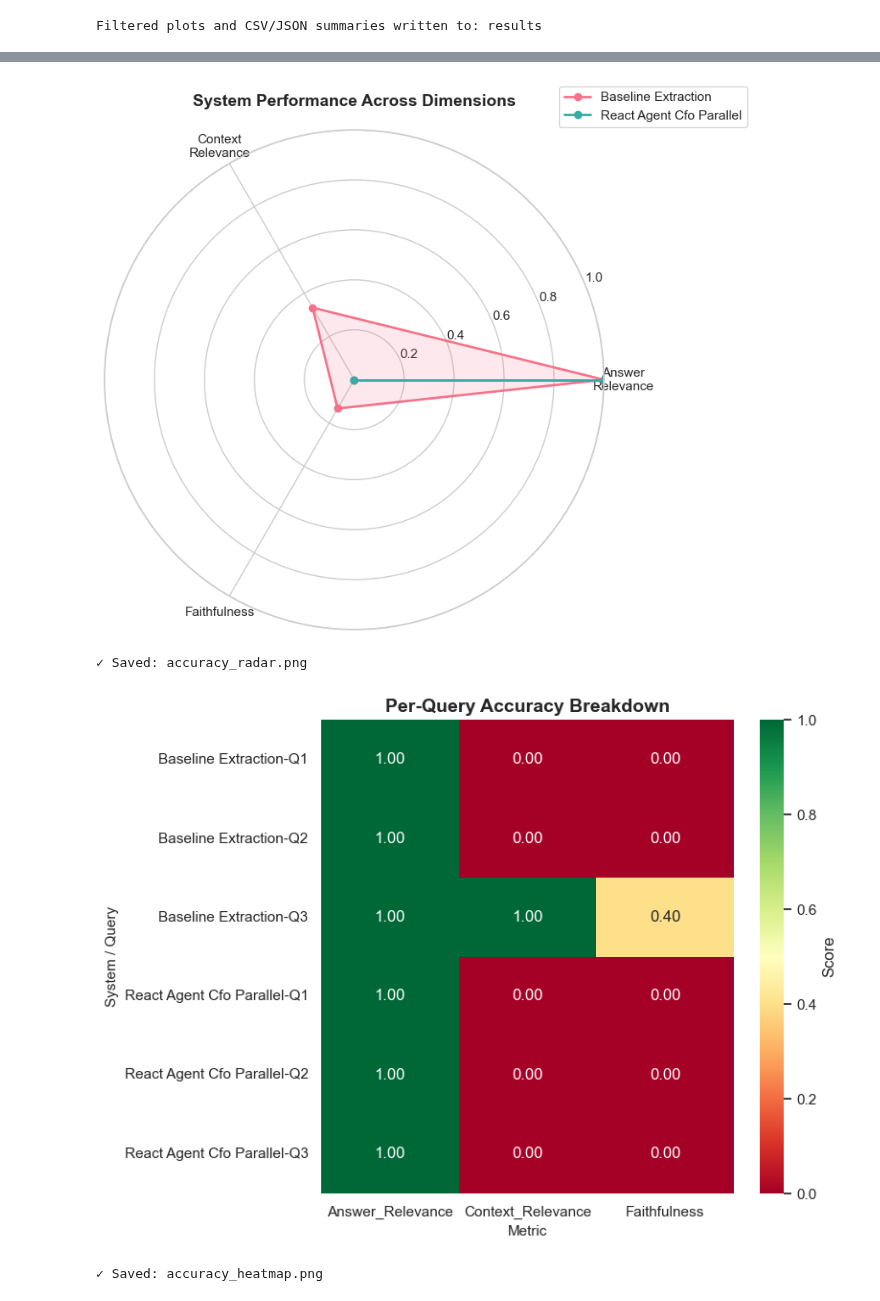
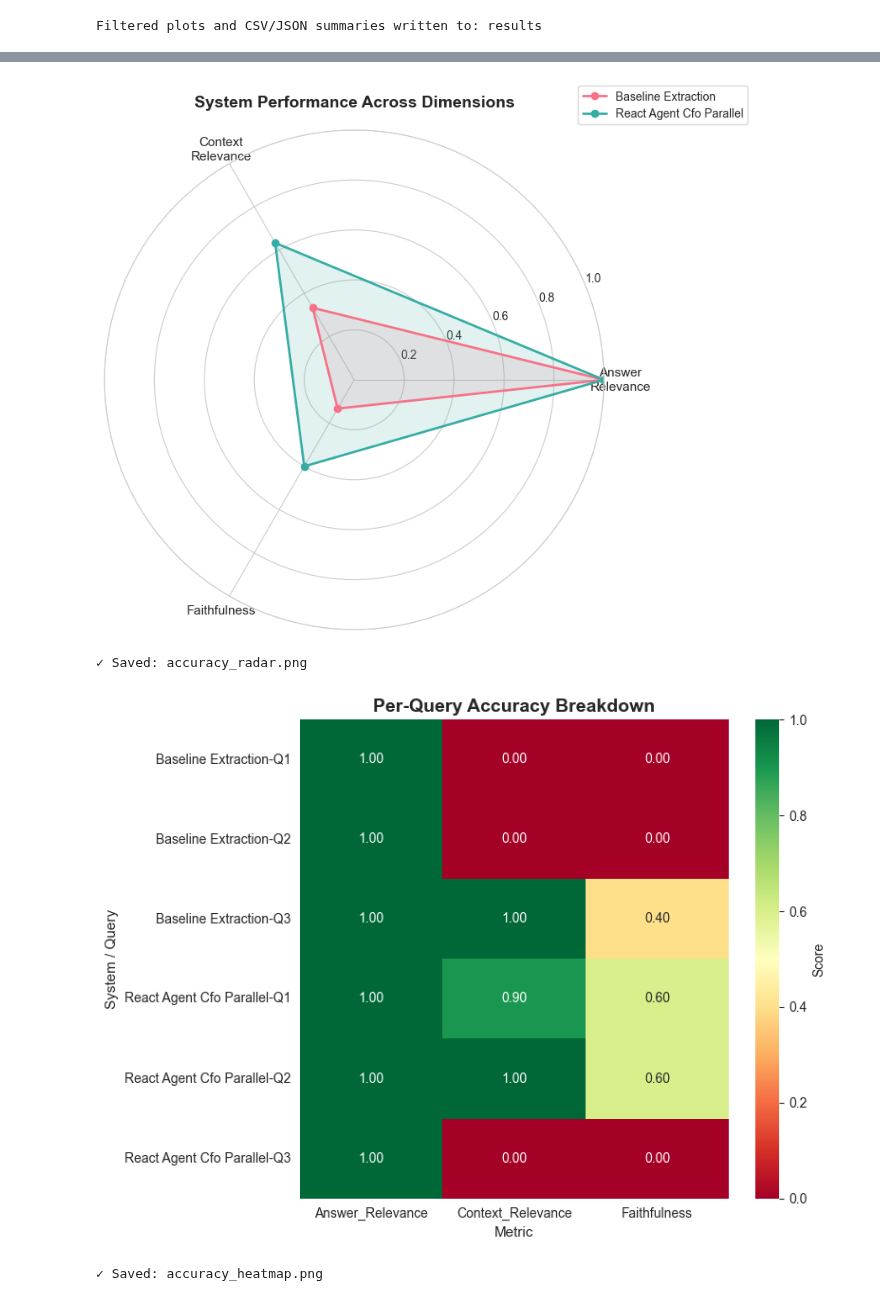
Before and after one commit to Marcusayay/PTO_ICT3113_Grp11, a Jupyter notebook: Agent_CFO_Project_V4_TEST.ipynb, the cells around one changed output, grey strips where cells are left out. Saved outputs shown, nothing was run; the diff lists cells and outputs as text; code cells hidden in the pictures.

Commit message:
fix evluation cnt grab cfo citations

```diff
--- a/Agent_CFO_Project_V4_TEST.ipynb
+++ b/Agent_CFO_Project_V4_TEST.ipynb
@@ -5038,6 +5038,19 @@ class AccuracyEvaluator:
 # ============================================================================
 # EVALUATION RUNNER
 # ============================================================================
+def extract_citations_from_answer(answer: str) -> List[Dict[str, Any]]:
+    # Matches patterns like [2Q24_CFO_presentation p.6]
+    pattern = r'\[([^\]\[]+?) p\.?(\d+)\]'
+    matches = re.findall(pattern, answer)
+
+    citations = []
+    for file, page in matches:
+        citations.append({
+            "file": file.strip(),
+            "page": int(page)
+        })
+    return citations
+
 
 def evaluate_benchmark_results(results_dir: Path = Path("data_marker")) -> pd.DataFrame:
     """Evaluate all benchmark results"""
@@ -5064,7 +5077,9 @@ def evaluate_benchmark_results(results_dir: Path = Path("data_marker")) -> pd.Da
         for i, result in enumerate(results, 1):
             query = result.get('query', '')
             answer = result.get('answer', '')
-            citations = result.get('citations', [])
+            citations = result.get('citations')
+            if not citations:
+                citations = extract_citations_from_answer(answer)
 
             # Evaluate
             answer_rel = evaluator.evaluate_answer_relevance(query, answer)
@@ -5315,5 +5330,5 @@ Step 2: Generating visualizations...
 ✓ Saved: accuracy_comparison.png
-[figure, old version]
+[figure, new version]
 ✓ Saved: accuracy_radar.png
-[figure, old version]
+[figure, new version]
 ✓ Saved: accuracy_heatmap.png
```
Also changed, not shown: parts of 1 cell of this notebook, 6 other files.
